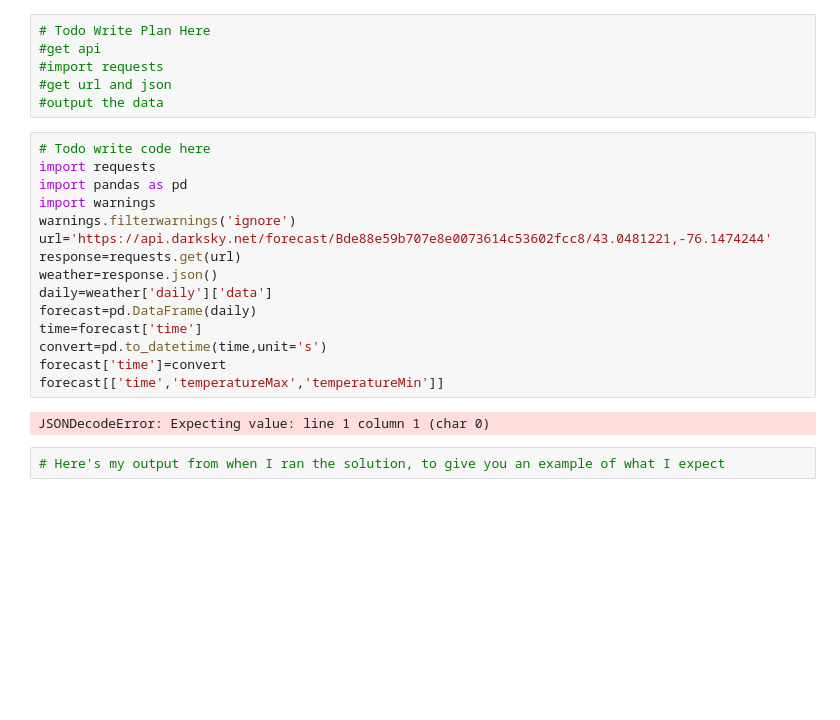
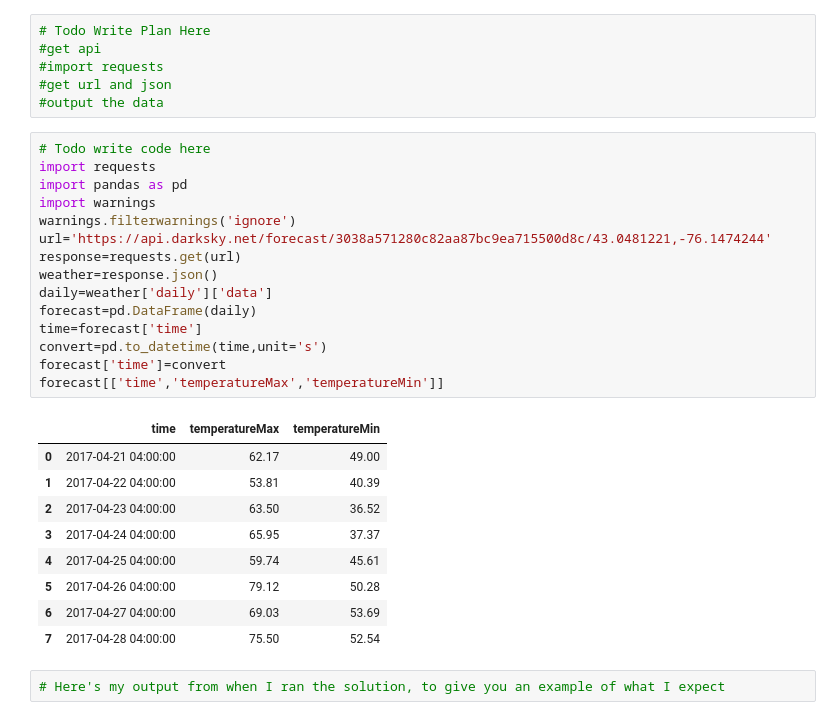
Before and after one commit to yajiao-su/istpytonproject, a Jupyter notebook: content/lessons/12/Now-You-Code/NYC3-Pandas-Darksky-Mashup.ipynb, the cells around one changed output. Drawn from its saved outputs; the diff is of its cells as text; blank space fills up the shorter version.

```diff
--- a/content/lessons/12/Now-You-Code/NYC3-Pandas-Darksky-Mashup.ipynb
+++ b/content/lessons/12/Now-You-Code/NYC3-Pandas-Darksky-Mashup.ipynb
@@ -29,20 +29,28 @@ Just replace the `['time']` column in the `DataFrame` with the new version.
 # %%
 # Todo write code here
 import requests
 import pandas as pd
 import warnings
 warnings.filterwarnings('ignore')
-url='https://api.darksky.net/forecast/Bde88e59b707e8e0073614c53602fcc8/43.0481221,-76.1474244'
+url='https://api.darksky.net/forecast/3038a571280c82aa87bc9ea715500d8c/43.0481221,-76.1474244'
 response=requests.get(url)
 weather=response.json()
 daily=weather['daily']['data']
 forecast=pd.DataFrame(daily)
 time=forecast['time']
 convert=pd.to_datetime(time,unit='s')
 forecast['time']=convert
 forecast[['time','temperatureMax','temperatureMin']]
 # %% [output]
-JSONDecodeError: Expecting value: line 1 column 1 (char 0)
+|  | time | temperatureMax | temperatureMin |
+| 0 | 2017-04-21 04:00:00 | 62.17 | 49.00 |
+| 1 | 2017-04-22 04:00:00 | 53.81 | 40.39 |
+| 2 | 2017-04-23 04:00:00 | 63.50 | 36.52 |
+| 3 | 2017-04-24 04:00:00 | 65.95 | 37.37 |
+| 4 | 2017-04-25 04:00:00 | 59.74 | 45.61 |
+| 5 | 2017-04-26 04:00:00 | 79.12 | 50.28 |
+| 6 | 2017-04-27 04:00:00 | 69.03 | 53.69 |
+| 7 | 2017-04-28 04:00:00 | 75.50 | 52.54 |
 # %%
 # Here's my output from when I ran the solution, to give you an example of what I expect
 # %% [output]
```
Also changed, not shown: 2 other files.
